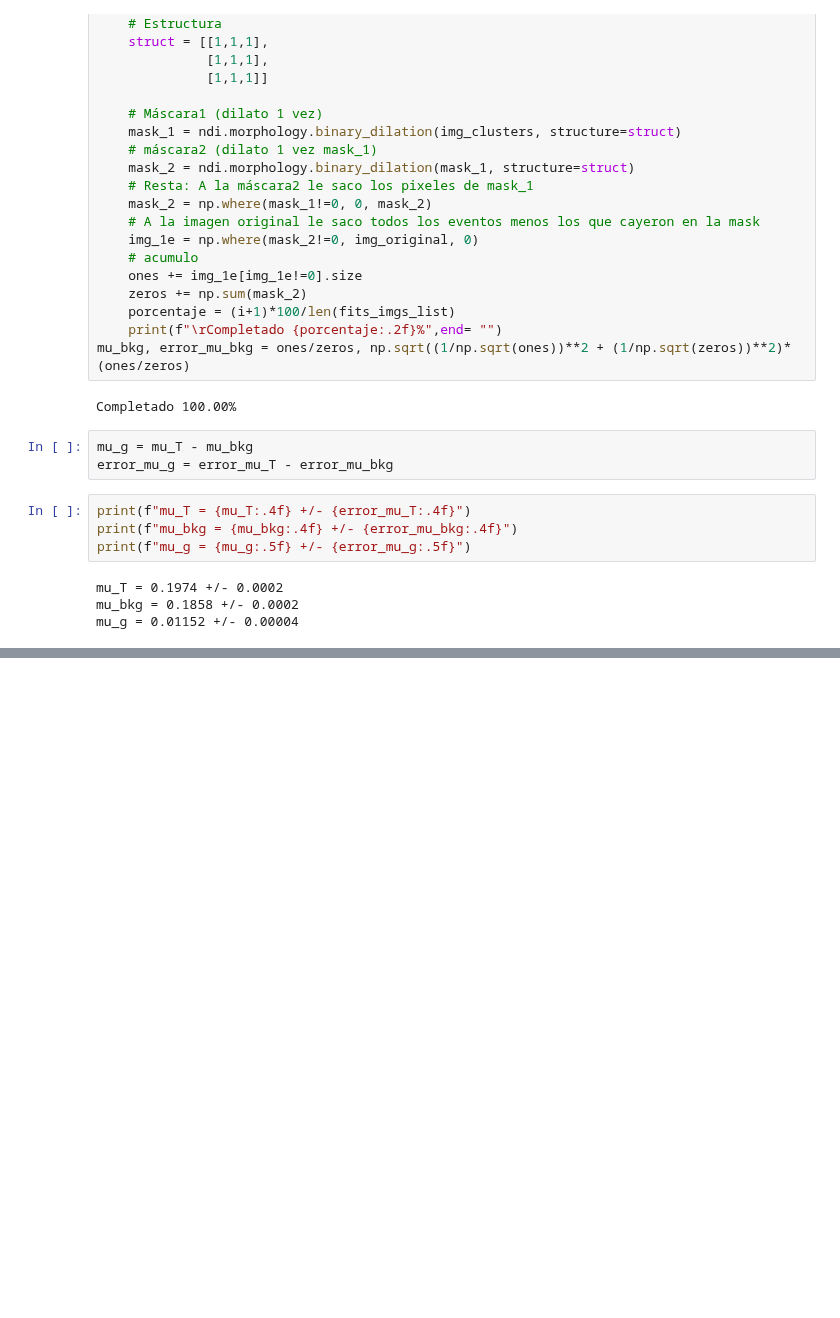
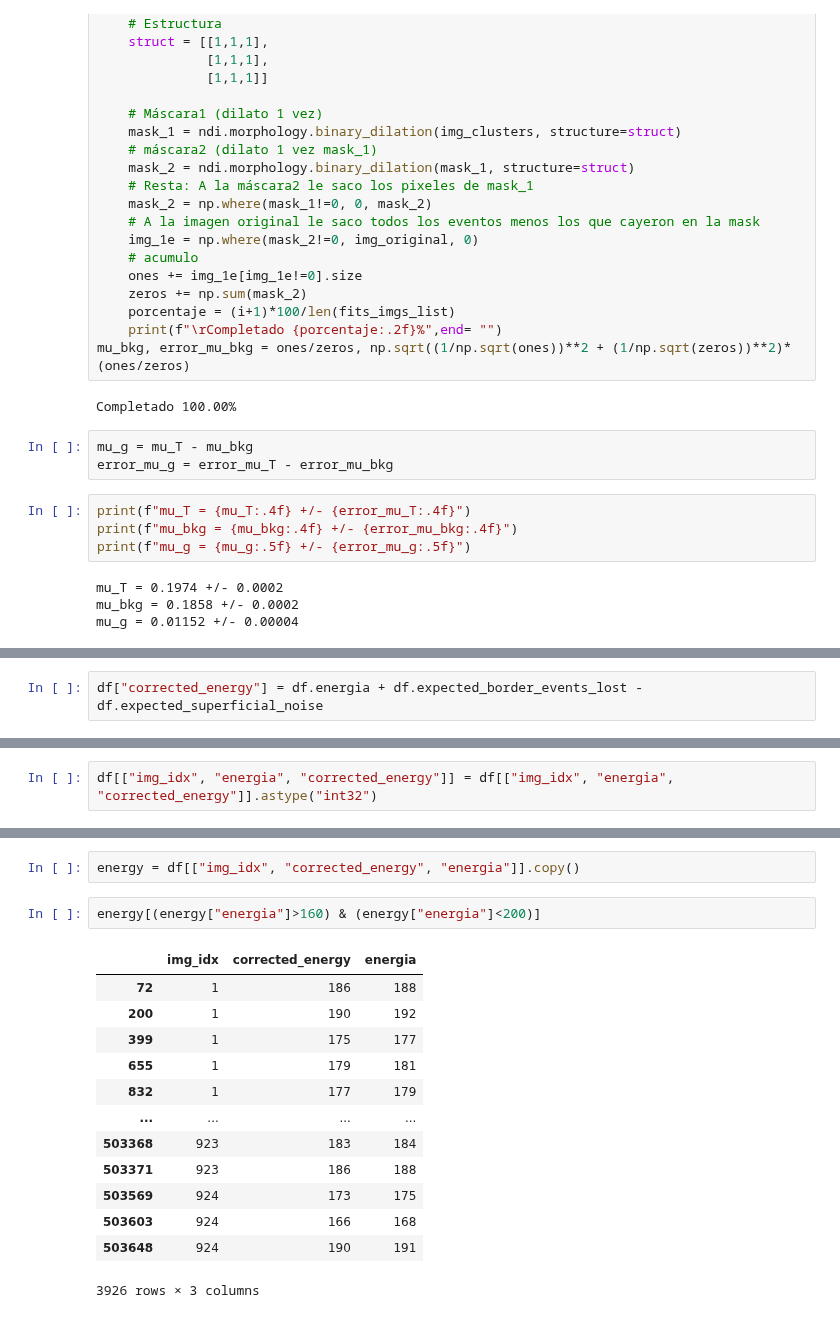
Before and after one commit to Igna11/Tesis-Skipper, a Jupyter notebook: Analisis_Imagenes_descomposicion_eventos.ipynb, the cells around one changed output, grey strips where cells are left out. Drawn from its saved outputs; the diff is of its cells as text; blank space fills up the shorter version.

```diff
--- a/Analisis_Imagenes_descomposicion_eventos.ipynb
+++ b/Analisis_Imagenes_descomposicion_eventos.ipynb
@@ -384,0 +419,2 @@ mu_g = 0.01152 +/- 0.00004
+# %%
+df["corrected_energy"] = df.energia + df.expected_border_events_lost - df.expected_superficial_noise
@@ -384,0 +423,2 @@ mu_g = 0.01152 +/- 0.00004
+# %%
+df[["img_idx", "energia", "corrected_energy"]] = df[["img_idx", "energia", "corrected_energy"]].astype("int32")
@@ -384,0 +427,18 @@ mu_g = 0.01152 +/- 0.00004
+# %%
+energy = df[["img_idx", "corrected_energy", "energia"]].copy()
+# %%
+energy[(energy["energia"]>160) & (energy["energia"]<200)]
+# %% [output]
+|  | img_idx | corrected_energy | energia |
+| 72 | 1 | 186 | 188 |
+| 200 | 1 | 190 | 192 |
+| 399 | 1 | 175 | 177 |
+| 655 | 1 | 179 | 181 |
+| 832 | 1 | 177 | 179 |
+| ... | ... | ... | ... |
+| 503368 | 923 | 183 | 184 |
+| 503371 | 923 | 186 | 188 |
+| 503569 | 924 | 173 | 175 |
+| 503603 | 924 | 166 | 168 |
+| 503648 | 924 | 190 | 191 |
+3926 rows × 3 columns
```
Also changed, not shown: parts of 20 cells of this notebook, 1 other file.
